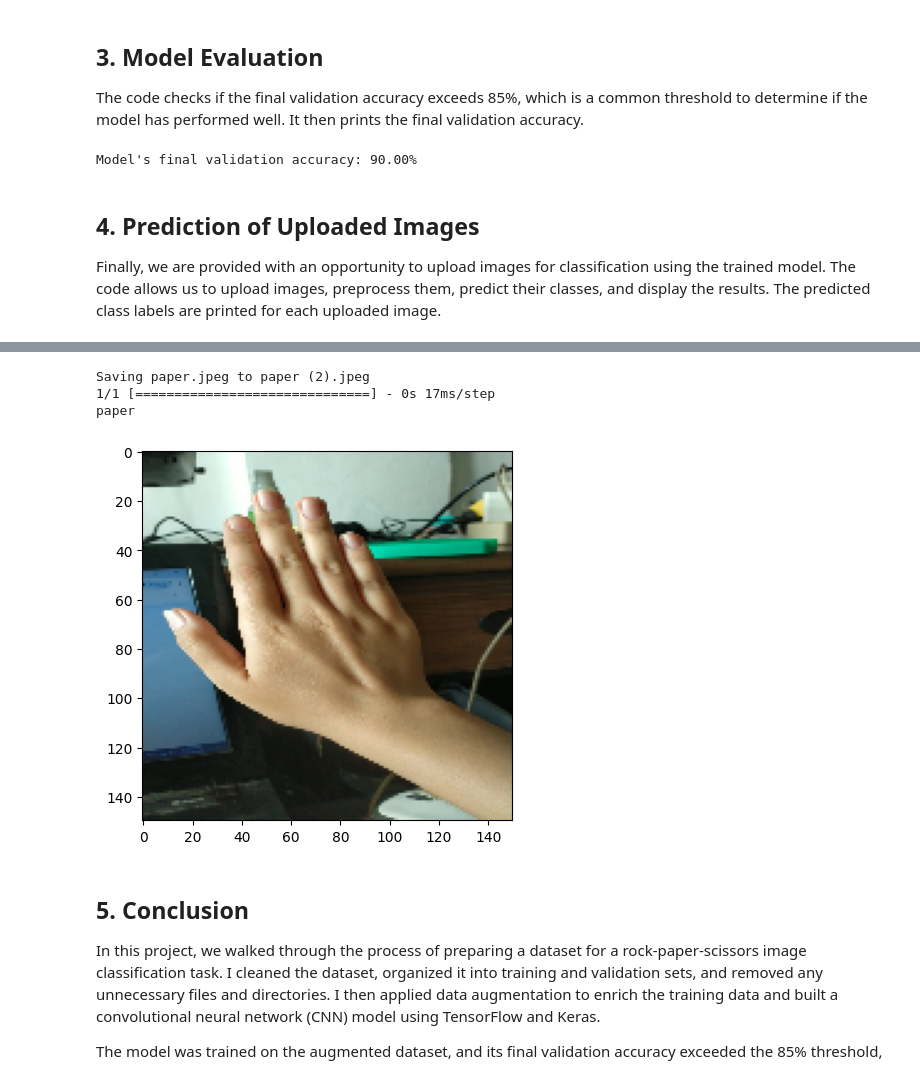
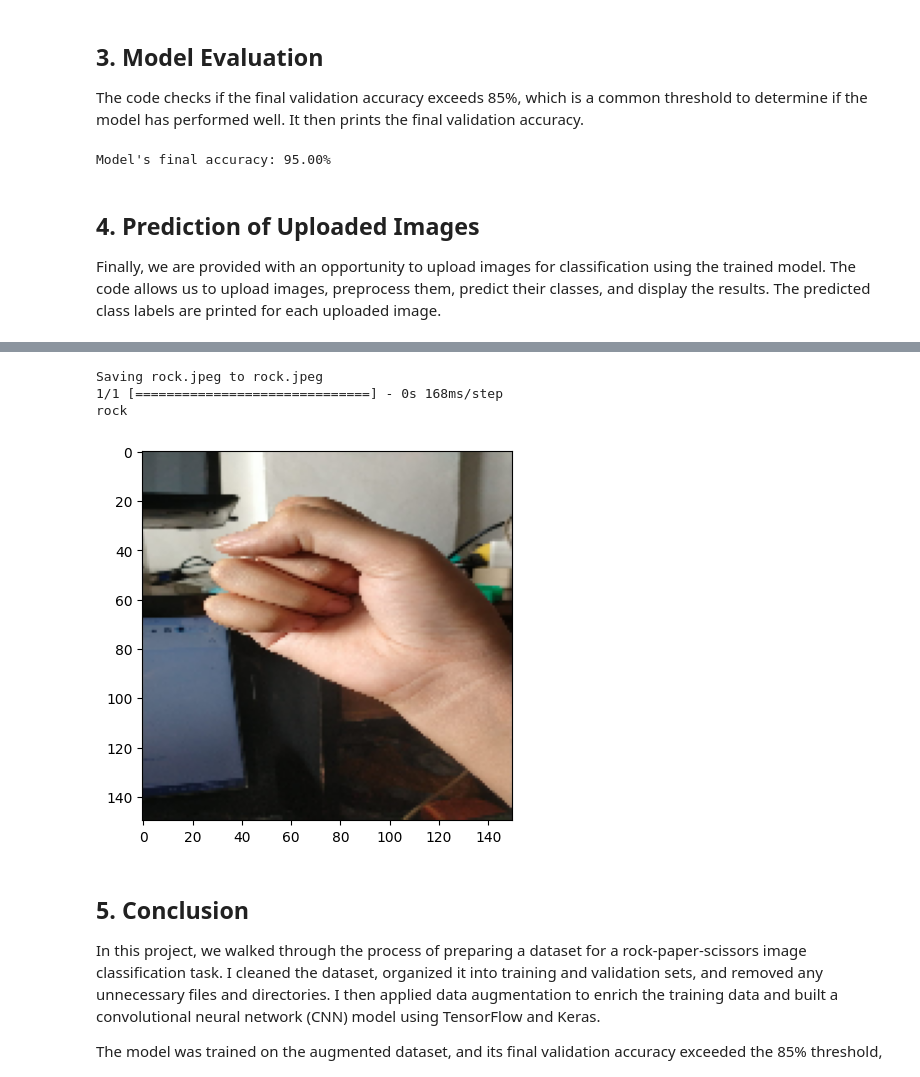
Before and after one commit to diandrarad/Rock-Paper-Scissors-dicoding, a Jupyter notebook: dicoding_ml_notebook.ipynb, the cells around one changed output, grey strips where cells are left out. Saved outputs shown, nothing was run; the diff lists cells and outputs as text; code cells hidden in the pictures.

```diff
--- a/dicoding_ml_notebook.ipynb
+++ b/dicoding_ml_notebook.ipynb
@@ -28,8 +39,8 @@ from keras.preprocessing.image import ImageDataGenerator
 url = "https://github.com/dicodingacademy/assets/releases/download/release/rockpaperscissors.zip"
 zip_file_name = url.split("/")[-1]
 base_dir = zip_file_name.split(".")[0]  # The directory where the contents will be extracted
-train_dir = os.path.join('train')
-validation_dir = os.path.join('val')
+train_dir = 'train'
+validation_dir = 'val'
 # %% [markdown]
 ## 1. Data Preparation and Organization
 In this code, we'll walk through the steps to download a dataset, clean it, and organize it into separate directories for training and validation.
@@ -275,6 +286,6 @@ Non-trainable params: 0 (0.00 Byte)
 _________________________________________________________________
 # %%
-model.compile(optimizer='sgd',
+model.compile(optimizer='rmsprop',
               loss='categorical_crossentropy',
               metrics=['accuracy'])
 # %% [markdown]
@@ -311,42 +325,38 @@ Epoch 25/25
 ## 3. Model Evaluation
 The code checks if the final validation accuracy exceeds 85%, which is a common threshold to determine if the model has performed well. It then prints the final validation accuracy.
 # %%
-# Check if the final validation accuracy is above 85%
-final_val_accuracy = history.history['val_accuracy'][-1]
-print(f"Model's final validation accuracy: {final_val_accuracy:.2%}")
+# Check if the final accuracy is above 85%
+final_accuracy = history.history['accuracy'][-1]
+print(f"Model's final accuracy: {final_accuracy:.2%}")
 # %% [output]
-Model's final validation accuracy: 90.00%
+Model's final accuracy: 95.00%
 # %% [markdown]
 ## 4. Prediction of Uploaded Images
 Finally, we are provided with an opportunity to upload images for classification using the trained model. The code allows us to upload images, preprocess them, predict their classes, and display the results. The predicted class labels are printed for each uploaded image.
 # %%
-import matplotlib.pyplot as plt
-import matplotlib.image as mpimg
-%matplotlib inline
-
 uploaded = files.upload()
 
 class_labels = os.listdir(base_dir)
 
 for fn in uploaded.keys():
 
   # predicting images
-  img = image.load_img(fn, target_size=(150, 150))  # Resize to 150x150 pixels
+  img = tf.keras.utils.load_img(fn, target_size=(150, 150))  # Resize to 150x150 pixels
   imgplot = plt.imshow(img)
-  img_array = image.img_to_array(img)
+  img_array = tf.keras.utils.img_to_array(img)
   img_array = np.expand_dims(img_array, axis=0)  # Add an extra dimension for batch size
   img_array /= 255.0  # Rescale the pixel values to [0, 1]
 
   predicted_probabilities = model.predict(img_array)
 
   predicted_class = np.argmax(predicted_probabilities)
   print(class_labels[predicted_class])
 # %% [output]
 [interactive output not drawn]
-Saving paper.jpeg to paper (2).jpeg
-1/1 [==============================] - 0s 17ms/step
-paper
+Saving rock.jpeg to rock.jpeg
+1/1 [==============================] - 0s 168ms/step
+rock
-[figure, old version]
+[figure, new version]
 # %% [markdown]
 ## 5. Conclusion
 In this project, we walked through the process of preparing a dataset for a rock-paper-scissors image classification task. I cleaned the dataset, organized it into training and validation sets, and removed any unnecessary files and directories. I then applied data augmentation to enrich the training data and built a convolutional neural network (CNN) model using TensorFlow and Keras.
```
Also changed, not shown: parts of 7 cells of this notebook.
